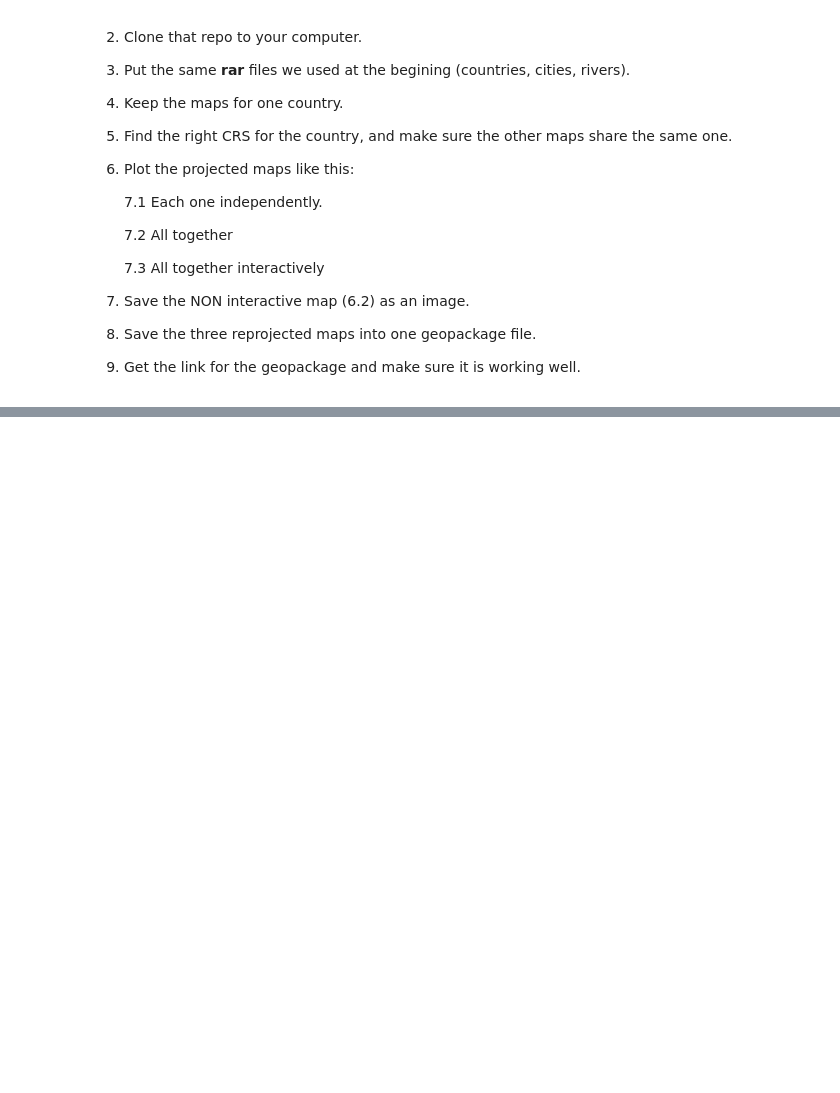
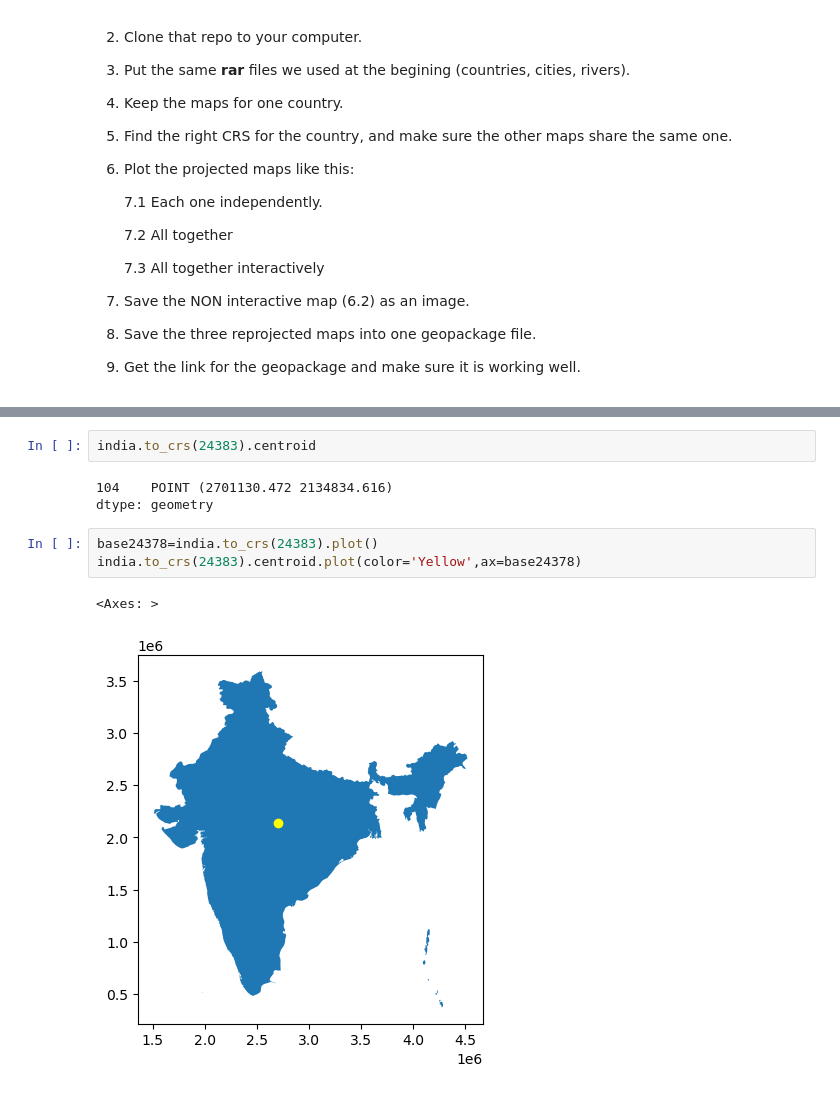
Before and after one commit to gokussj100/simpleplot, a Jupyter notebook: TheGeoDataFrame_intro.ipynb, the cells around one changed output, grey strips where cells are left out. Cells and saved outputs as stored; diff of their text form; blank space fills up the shorter version.

```diff
--- a/TheGeoDataFrame_intro.ipynb
+++ b/TheGeoDataFrame_intro.ipynb
@@ -517,0 +539,11 @@ dtype: geometry
+# %%
+india.to_crs(24383).centroid
+# %% [output]
+104    POINT (2701130.472 2134834.616)
+dtype: geometry
+# %%
+base24378=india.to_crs(24383).plot()
+india.to_crs(24383).centroid.plot(color='Yellow',ax=base24378)
+# %% [output]
+<Axes: >
+[figure, added]
```
Also changed, not shown: parts of 18 cells of this notebook, 2 other files.
